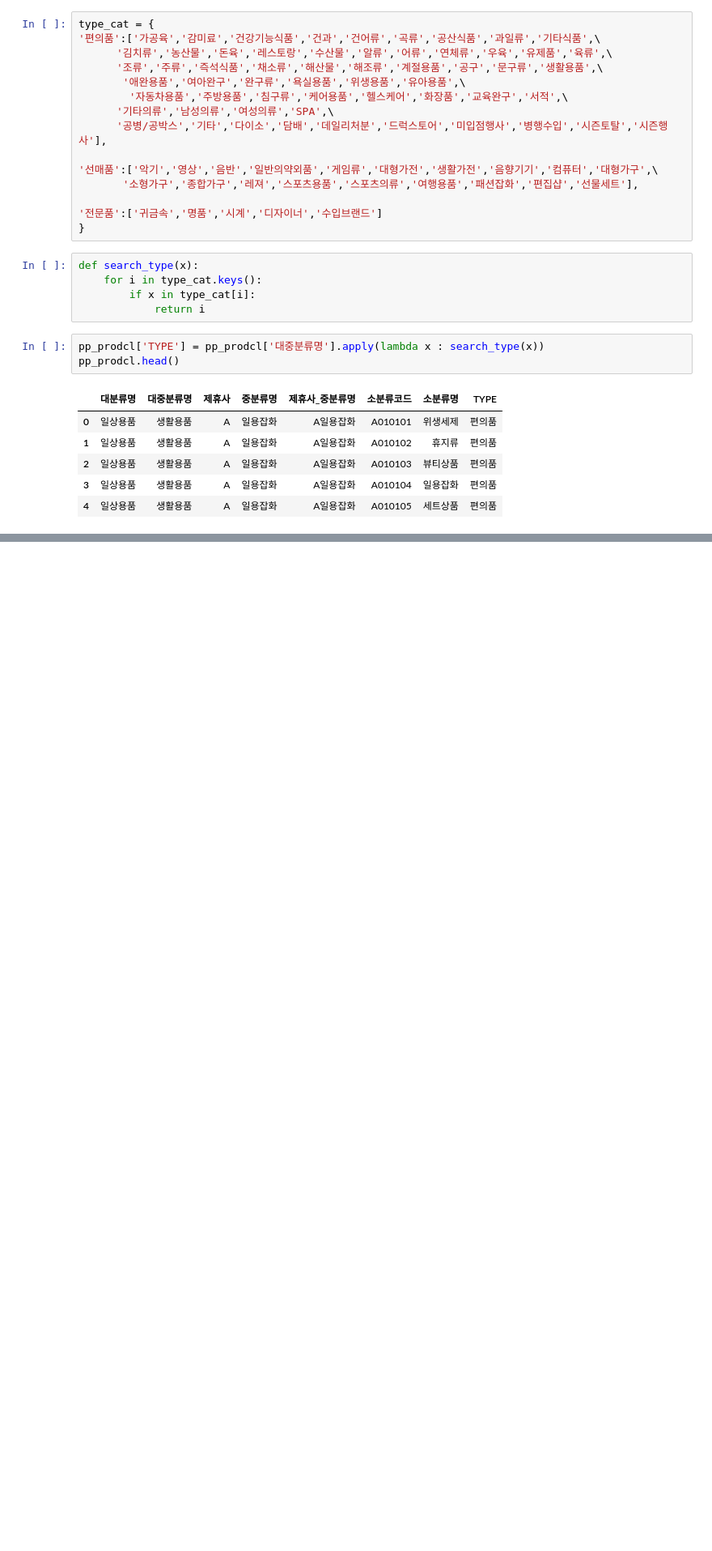
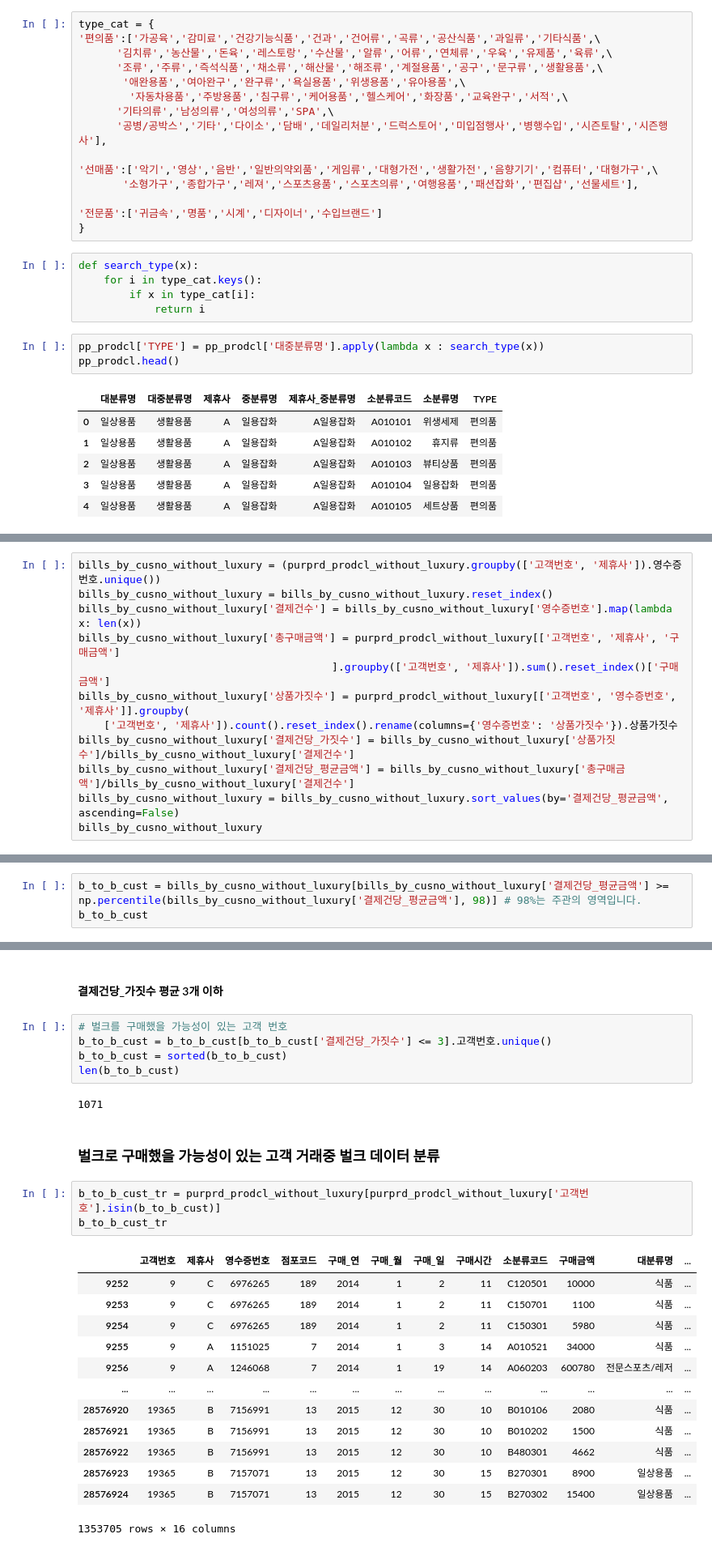
Before and after one commit to PKLH/cakd_LP, a Jupyter notebook: WorkSpace/Han/EDA_221016.ipynb, the cells around one changed output, grey strips where cells are left out. Shown: that part at 81% size. Drawn from its saved outputs; the diff is of its cells as text; blank space fills up the shorter version.

```diff
--- a/WorkSpace/Han/EDA_221016.ipynb
+++ b/WorkSpace/Han/EDA_221016.ipynb
@@ -1340,0 +1305,12 @@ purprd_prodcl[purprd_prodcl.소분류명.str.contains('[*세][트*]')]
+# %%
+bills_by_cusno_without_luxury = (purprd_prodcl_without_luxury.groupby(['고객번호', '제휴사']).영수증번호.unique())
+bills_by_cusno_without_luxury = bills_by_cusno_without_luxury.reset_index()
+bills_by_cusno_without_luxury['결제건수'] = bills_by_cusno_without_luxury['영수증번호'].map(lambda x: len(x))
+bills_by_cusno_without_luxury['총구매금액'] = purprd_prodcl_without_luxury[['고객번호', '제휴사', '구매금액']
+                                        ].groupby(['고객번호', '제휴사']).sum().reset_index()['구매금액']
+bills_by_cusno_without_luxury['상품가짓수'] = purprd_prodcl_without_luxury[['고객번호', '영수증번호', '제휴사']].groupby(
+    ['고객번호', '제휴사']).count().reset_index().rename(columns={'영수증번호': '상품가짓수'}).상품가짓수
+bills_by_cusno_without_luxury['결제건당_가짓수'] = bills_by_cusno_without_luxury['상품가짓수']/bills_by_cusno_without_luxury['결제건수']
+bills_by_cusno_without_luxury['결제건당_평균금액'] = bills_by_cusno_without_luxury['총구매금액']/bills_by_cusno_without_luxury['결제건수']
+bills_by_cusno_without_luxury = bills_by_cusno_without_luxury.sort_values(by='결제건당_평균금액', ascending=False)
+bills_by_cusno_without_luxury
@@ -1340,0 +1337,3 @@ purprd_prodcl[purprd_prodcl.소분류명.str.contains('[*세][트*]')]
+# %%
+b_to_b_cust = bills_by_cusno_without_luxury[bills_by_cusno_without_luxury['결제건당_평균금액'] >= np.percentile(bills_by_cusno_without_luxury['결제건당_평균금액'], 98)] # 98%는 주관의 영역입니다.
+b_to_b_cust
@@ -1340,0 +1354,28 @@ purprd_prodcl[purprd_prodcl.소분류명.str.contains('[*세][트*]')]
+# %% [markdown]
+#### 결제건당_가짓수 평균 3개 이하
+# %%
+# 벌크를 구매했을 가능성이 있는 고객 번호
+b_to_b_cust = b_to_b_cust[b_to_b_cust['결제건당_가짓수'] <= 3].고객번호.unique()
+b_to_b_cust = sorted(b_to_b_cust)
+len(b_to_b_cust)
+# %% [output]
+1071
+# %% [markdown]
+### 벌크로 구매했을 가능성이 있는 고객 거래중 벌크 데이터 분류
+# %%
+b_to_b_cust_tr = purprd_prodcl_without_luxury[purprd_prodcl_without_luxury['고객번호'].isin(b_to_b_cust)]
+b_to_b_cust_tr
+# %% [output]
+|  | 고객번호 | 제휴사 | 영수증번호 | 점포코드 | 구매_연 | 구매_월 | 구매_일 | 구매시간 | 소분류코드 | 구매금액 | 대분류명 | ... |
+| 9252 | 9 | C | 6976265 | 189 | 2014 | 1 | 2 | 11 | C120501 | 10000 | 식품 | ... |
+| 9253 | 9 | C | 6976265 | 189 | 2014 | 1 | 2 | 11 | C150701 | 1100 | 식품 | ... |
+| 9254 | 9 | C | 6976265 | 189 | 2014 | 1 | 2 | 11 | C150301 | 5980 | 식품 | ... |
+| 9255 | 9 | A | 1151025 | 7 | 2014 | 1 | 3 | 14 | A010521 | 34000 | 식품 | ... |
+| 9256 | 9 | A | 1246068 | 7 | 2014 | 1 | 19 | 14 | A060203 | 600780 | 전문스포츠/레저 | ... |
+| ... | ... | ... | ... | ... | ... | ... | ... | ... | ... | ... | ... | ... |
+| 28576920 | 19365 | B | 7156991 | 13 | 2015 | 12 | 30 | 10 | B010106 | 2080 | 식품 | ... |
+| 28576921 | 19365 | B | 7156991 | 13 | 2015 | 12 | 30 | 10 | B010202 | 1500 | 식품 | ... |
+| 28576922 | 19365 | B | 7156991 | 13 | 2015 | 12 | 30 | 10 | B480301 | 4662 | 식품 | ... |
+| 28576923 | 19365 | B | 7157071 | 13 | 2015 | 12 | 30 | 15 | B270301 | 8900 | 일상용품 | ... |
+| 28576924 | 19365 | B | 7157071 | 13 | 2015 | 12 | 30 | 15 | B270302 | 15400 | 일상용품 | ... |
+1353705 rows × 16 columns
```
Also changed, not shown: parts of 47 cells of this notebook.
